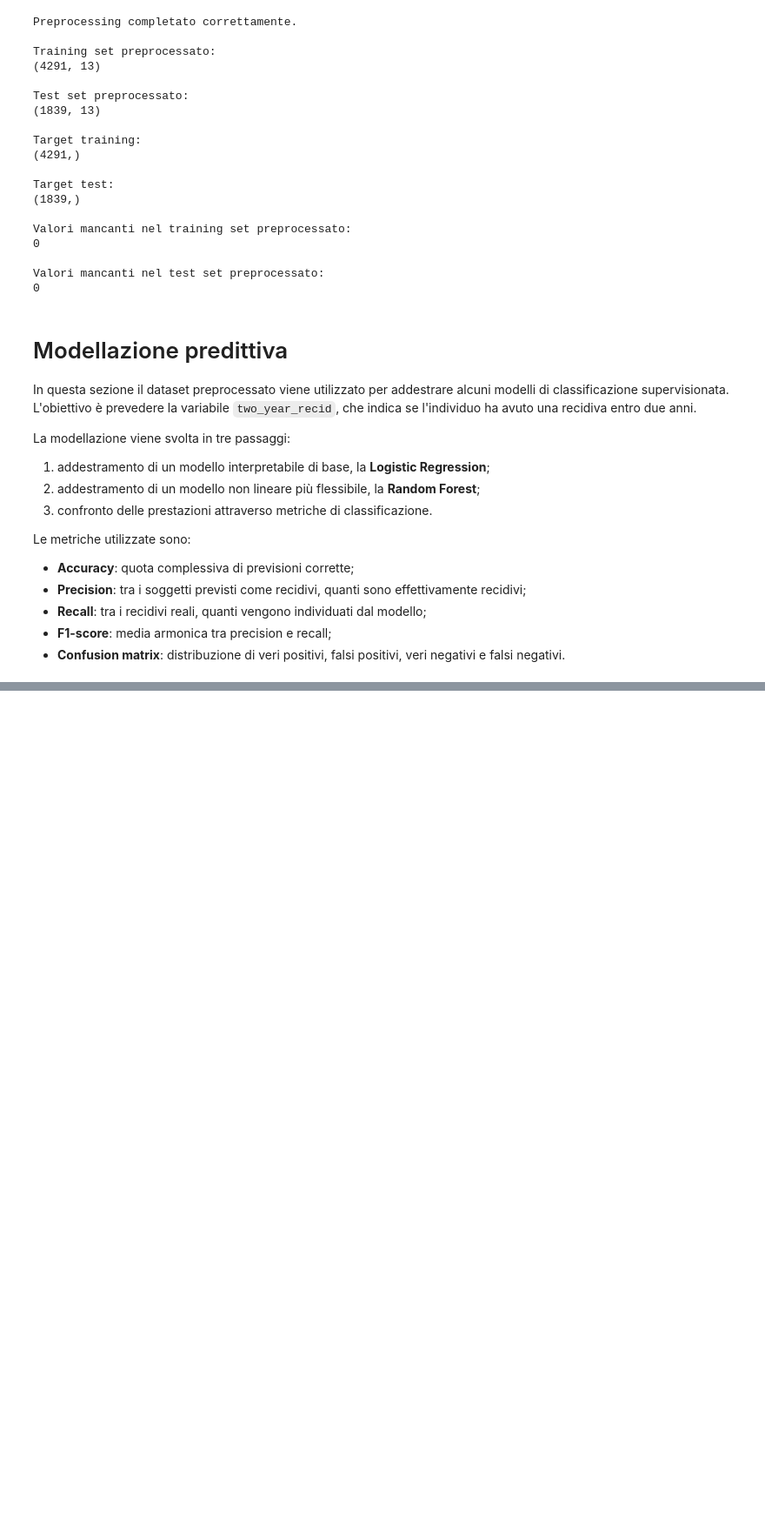
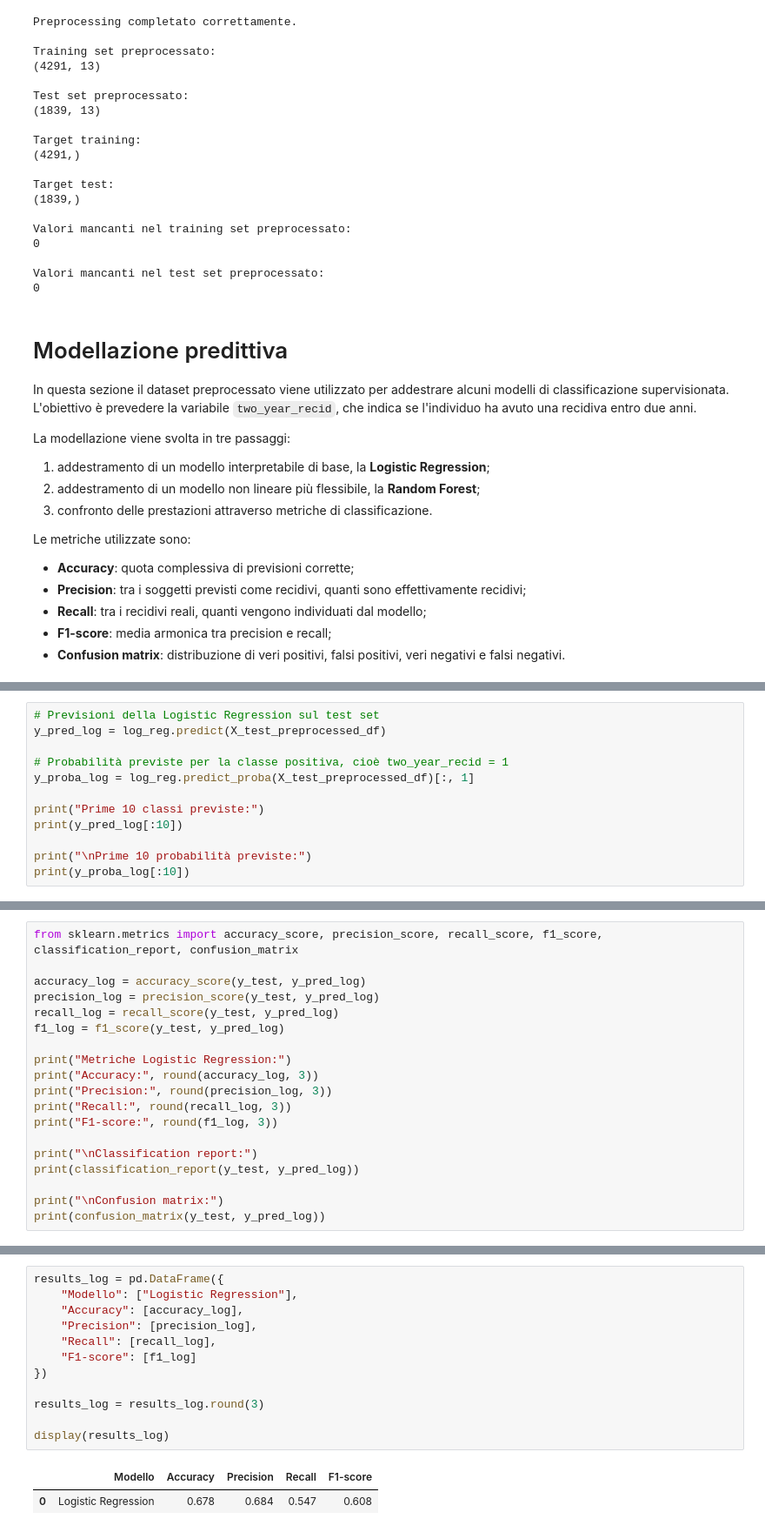
Before and after one commit to anna8987/tesi-COMPAS, a Jupyter notebook: tesiCOMPAS.ipynb, the cells around one changed output, grey strips where cells are left out. Shown at 87% size. Drawn from its saved outputs; the diff is of its cells as text; blank space fills up the shorter version.

```diff
--- a/tesiCOMPAS.ipynb
+++ b/tesiCOMPAS.ipynb
@@ -1232,0 +1253,12 @@ print(X_train_preprocessed_df.columns[:15])
+# %%
+# Previsioni della Logistic Regression sul test set
+y_pred_log = log_reg.predict(X_test_preprocessed_df)
+
+# Probabilità previste per la classe positiva, cioè two_year_recid = 1
+y_proba_log = log_reg.predict_proba(X_test_preprocessed_df)[:, 1]
+
+print("Prime 10 classi previste:")
+print(y_pred_log[:10])
+
+print("\nPrime 10 probabilità previste:")
+print(y_proba_log[:10])
@@ -1232,0 +1274,19 @@ print(X_train_preprocessed_df.columns[:15])
+# %%
+from sklearn.metrics import accuracy_score, precision_score, recall_score, f1_score, classification_report, confusion_matrix
+
+accuracy_log = accuracy_score(y_test, y_pred_log)
+precision_log = precision_score(y_test, y_pred_log)
+recall_log = recall_score(y_test, y_pred_log)
+f1_log = f1_score(y_test, y_pred_log)
+
+print("Metriche Logistic Regression:")
+print("Accuracy:", round(accuracy_log, 3))
+print("Precision:", round(precision_log, 3))
+print("Recall:", round(recall_log, 3))
+print("F1-score:", round(f1_log, 3))
+
+print("\nClassification report:")
+print(classification_report(y_test, y_pred_log))
+
+print("\nConfusion matrix:")
+print(confusion_matrix(y_test, y_pred_log))
@@ -1232,0 +1314,15 @@ print(X_train_preprocessed_df.columns[:15])
+# %%
+results_log = pd.DataFrame({
+    "Modello": ["Logistic Regression"],
+    "Accuracy": [accuracy_log],
+    "Precision": [precision_log],
+    "Recall": [recall_log],
+    "F1-score": [f1_log]
+})
+
+results_log = results_log.round(3)
+
+display(results_log)
+# %% [output]
+|  | Modello | Accuracy | Precision | Recall | F1-score |
+| 0 | Logistic Regression | 0.678 | 0.684 | 0.547 | 0.608 |
```
Also changed, not shown: parts of 16 cells of this notebook.
